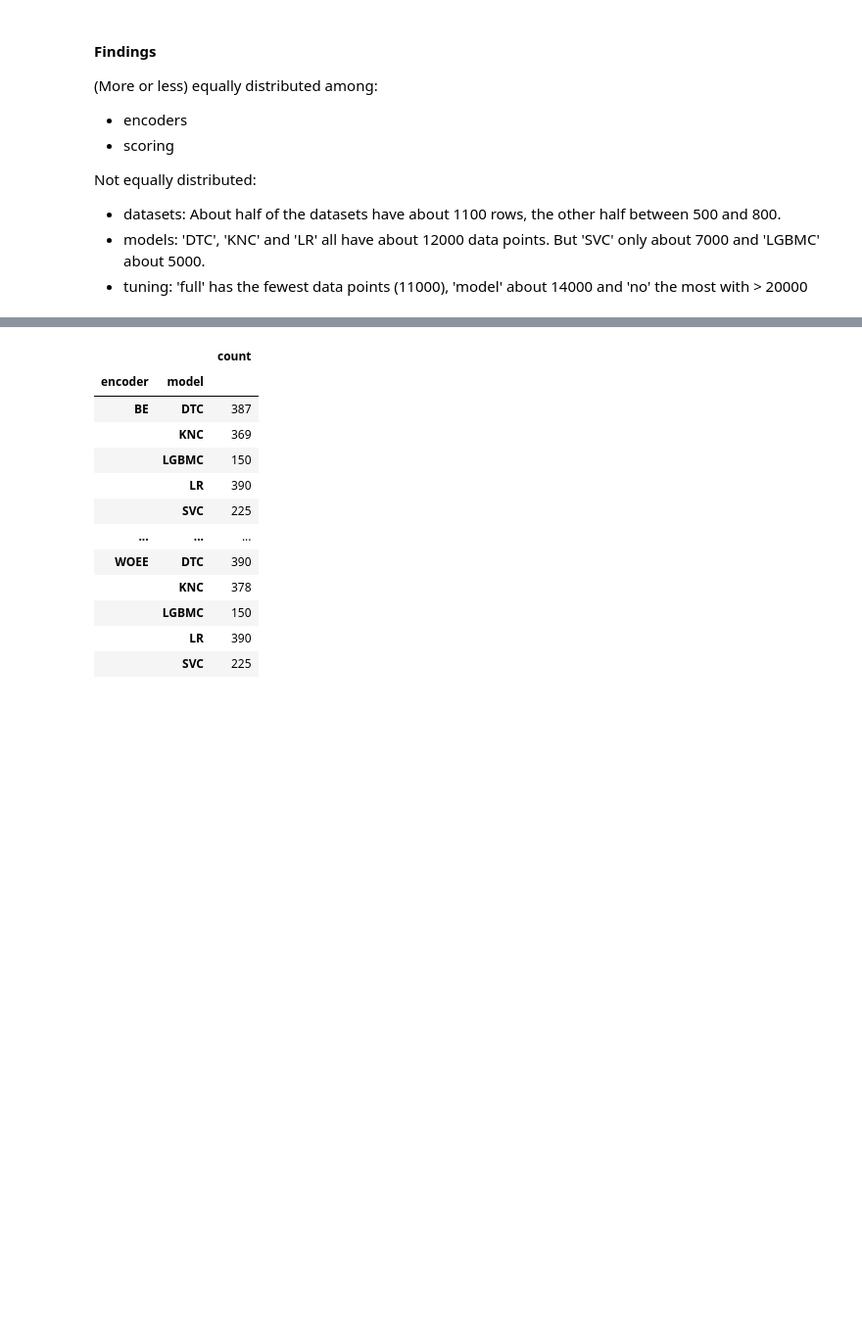
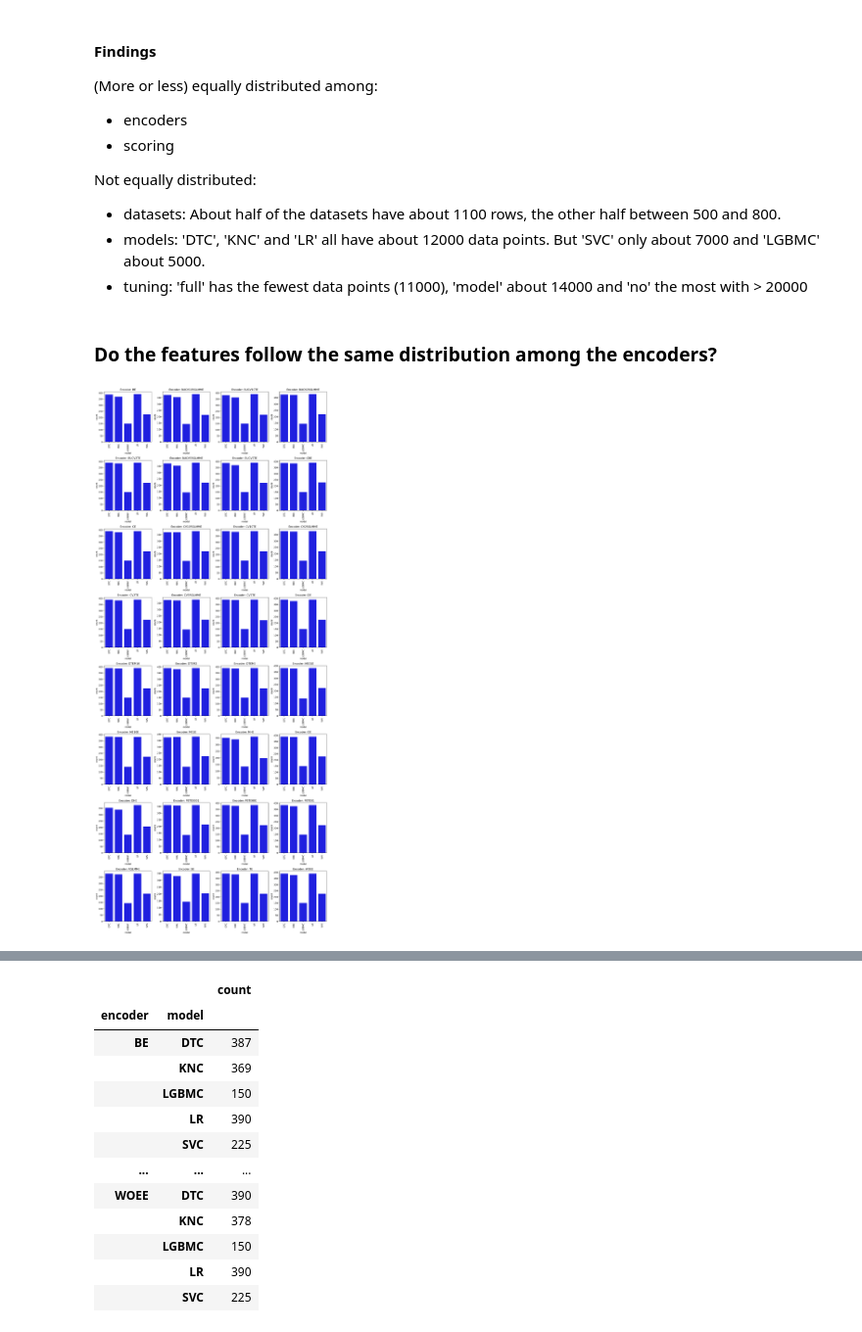
Before and after one commit to nina-prog/meta-learning-for-encoder-selection, a Jupyter notebook: notebooks/week08/week08-EDA.ipynb, the cells around one changed output, grey strips where cells are left out. Shown at 98% size. Cells and saved outputs as stored; diff of their text form; code cells hidden in the pictures; blank space fills up the shorter version.

Commit message:
Distribution of the features for each encoder

```diff
--- a/notebooks/week08/week08-EDA.ipynb
+++ b/notebooks/week08/week08-EDA.ipynb
@@ -207,0 +212,32 @@ Not equally distributed:
+# %% [markdown]
+### Do the features follow the same distribution among the encoders?
+# %%
+# Are the models / tuning / scoring equally distributed among the encoders?
+# One plot per encoder
+count_per_encoder_model = dataset[['encoder', 'model', 'dataset']].groupby(['encoder', 'model']).count().rename(columns={'dataset': 'count'})
+count_per_encoder_model = count_per_encoder_model.reset_index()
+
+
+NCOLS: int = 4
+NROWS: int = 8
+fig, axes = plt.subplots(figsize=(15, 35), nrows=NROWS, ncols=NCOLS)
+
+for encoder, ax in zip(unique_encoders, axes.flatten()):
+    # Plot counts
+    g=sns.barplot(data=count_per_encoder_model[count_per_encoder_model['encoder'] == encoder],
+                  x="model",
+                  y="count",
+                  color='b',
+                  ax=ax
+                 ).set(title=f"Encoder: {encoder}")
+
+    for item in ax.get_xticklabels():
+        item.set_rotation(90)
+
+    # Increase counter
+    idx += 1
+
+plt.tight_layout()
+plt.show()
+# %% [output]
+[figure, added]
```
Also changed, not shown: parts of 11 cells of this notebook.
